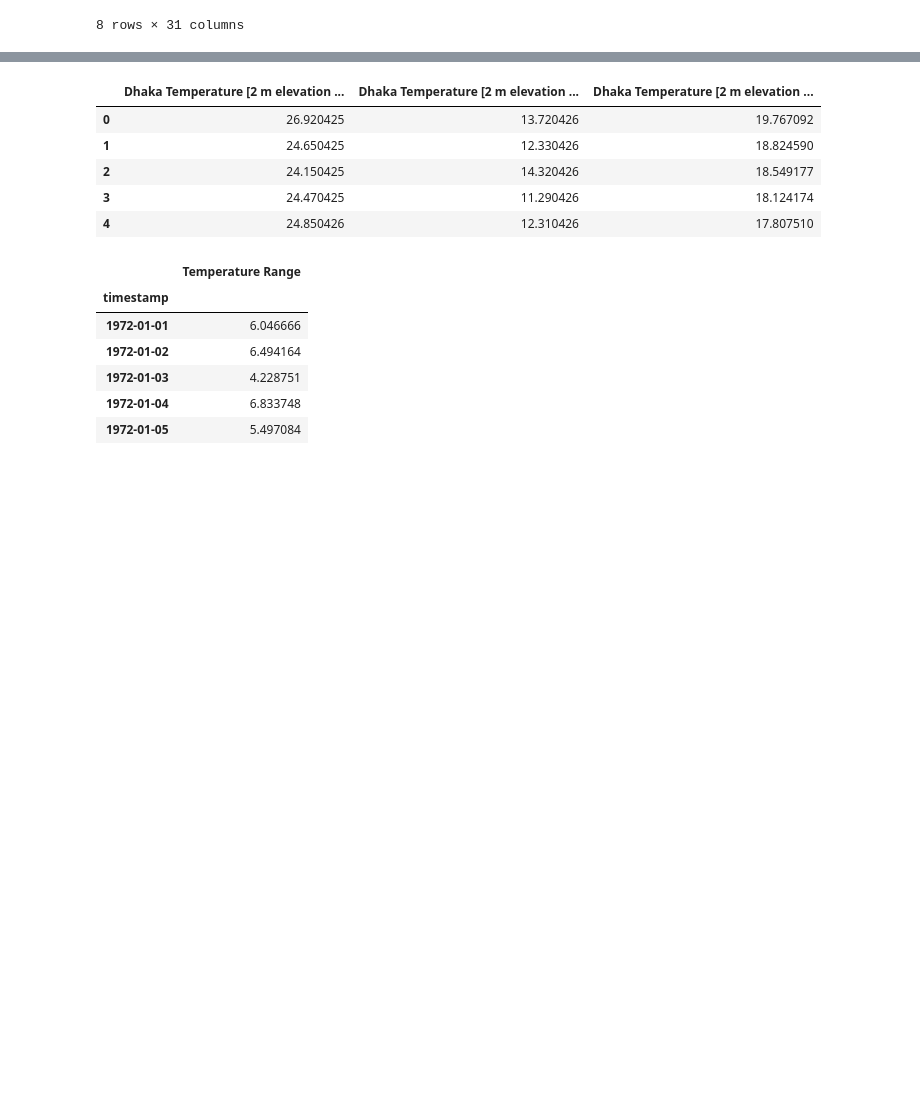
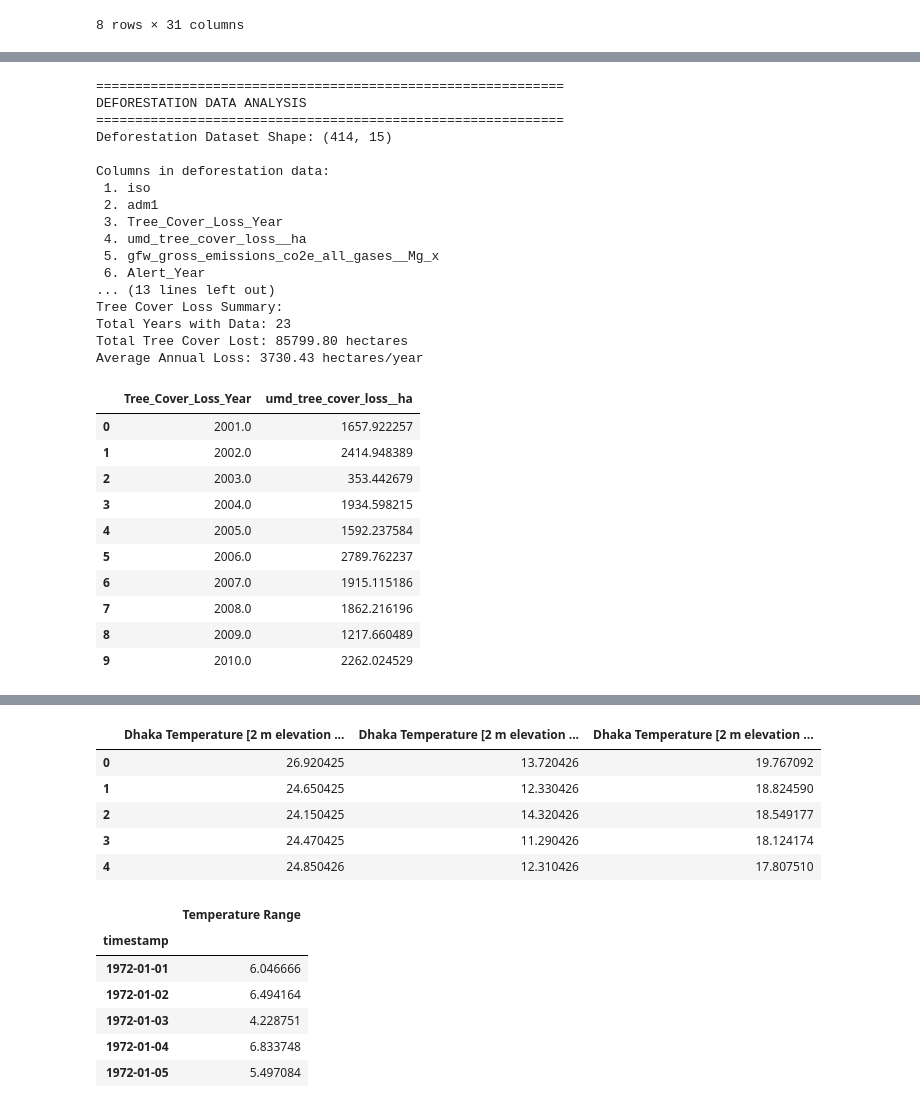
Before and after one commit to awnonbhowmik/Heatwave-Dhaka_BD, a Jupyter notebook: main.ipynb, the cells around one changed output, grey strips where cells are left out. Cells and saved outputs as stored; diff of their text form; code cells hidden in the pictures; blank space fills up the shorter version.

Commit message:
Heatwave analysis completed

```diff
--- a/main.ipynb
+++ b/main.ipynb
@@ -78,0 +147,57 @@ summary
+# %%
+# Load and analyze deforestation data
+print("="*60)
+print("DEFORESTATION DATA ANALYSIS")
+print("="*60)
+
+# Load deforestation data
+deforestation_data = pd.read_csv('data/GFW_Dhaka.csv')
+
+print(f"Deforestation Dataset Shape: {deforestation_data.shape}")
+print(f"\nColumns in deforestation data:")
+for i, col in enumerate(deforestation_data.columns, 1):
+    print(f"{i:2d}. {col}")
+
+# Check the years available in deforestation data
+print(f"\nTree Cover Loss Years: {sorted(deforestation_data['Tree_Cover_Loss_Year'].dropna().unique())}")
+print(f"Alert Years: {sorted(deforestation_data['Alert_Year'].dropna().unique())}")
+
+# Analyze tree cover loss by year
+tree_loss_by_year = deforestation_data.groupby('Tree_Cover_Loss_Year')['umd_tree_cover_loss__ha'].sum().reset_index()
+tree_loss_by_year = tree_loss_by_year[tree_loss_by_year['Tree_Cover_Loss_Year'] > 0]
+
+print(f"\nTree Cover Loss Summary:")
+print(f"Total Years with Data: {len(tree_loss_by_year)}")
+print(f"Total Tree Cover Lost: {tree_loss_by_year['umd_tree_cover_loss__ha'].sum():.2f} hectares")
+print(f"Average Annual Loss: {tree_loss_by_year['umd_tree_cover_loss__ha'].mean():.2f} hectares/year")
+
+tree_loss_by_year.head(10)
+# %% [output]
+============================================================
+DEFORESTATION DATA ANALYSIS
+============================================================
+Deforestation Dataset Shape: (414, 15)
+
+Columns in deforestation data:
+ 1. iso
+ 2. adm1
+ 3. Tree_Cover_Loss_Year
+ 4. umd_tree_cover_loss__ha
+ 5. gfw_gross_emissions_co2e_all_gases__Mg_x
+ 6. Alert_Year
+... (13 lines left out)
+Tree Cover Loss Summary:
+Total Years with Data: 23
+Total Tree Cover Lost: 85799.80 hectares
+Average Annual Loss: 3730.43 hectares/year
+|  | Tree_Cover_Loss_Year | umd_tree_cover_loss__ha |
+| 0 | 2001.0 | 1657.922257 |
+| 1 | 2002.0 | 2414.948389 |
+| 2 | 2003.0 | 353.442679 |
+| 3 | 2004.0 | 1934.598215 |
+| 4 | 2005.0 | 1592.237584 |
+| 5 | 2006.0 | 2789.762237 |
+| 6 | 2007.0 | 1915.115186 |
+| 7 | 2008.0 | 1862.216196 |
+| 8 | 2009.0 | 1217.660489 |
+| 9 | 2010.0 | 2262.024529 |
```
Also changed, not shown: parts of 9 cells of this notebook, 5 other files.
